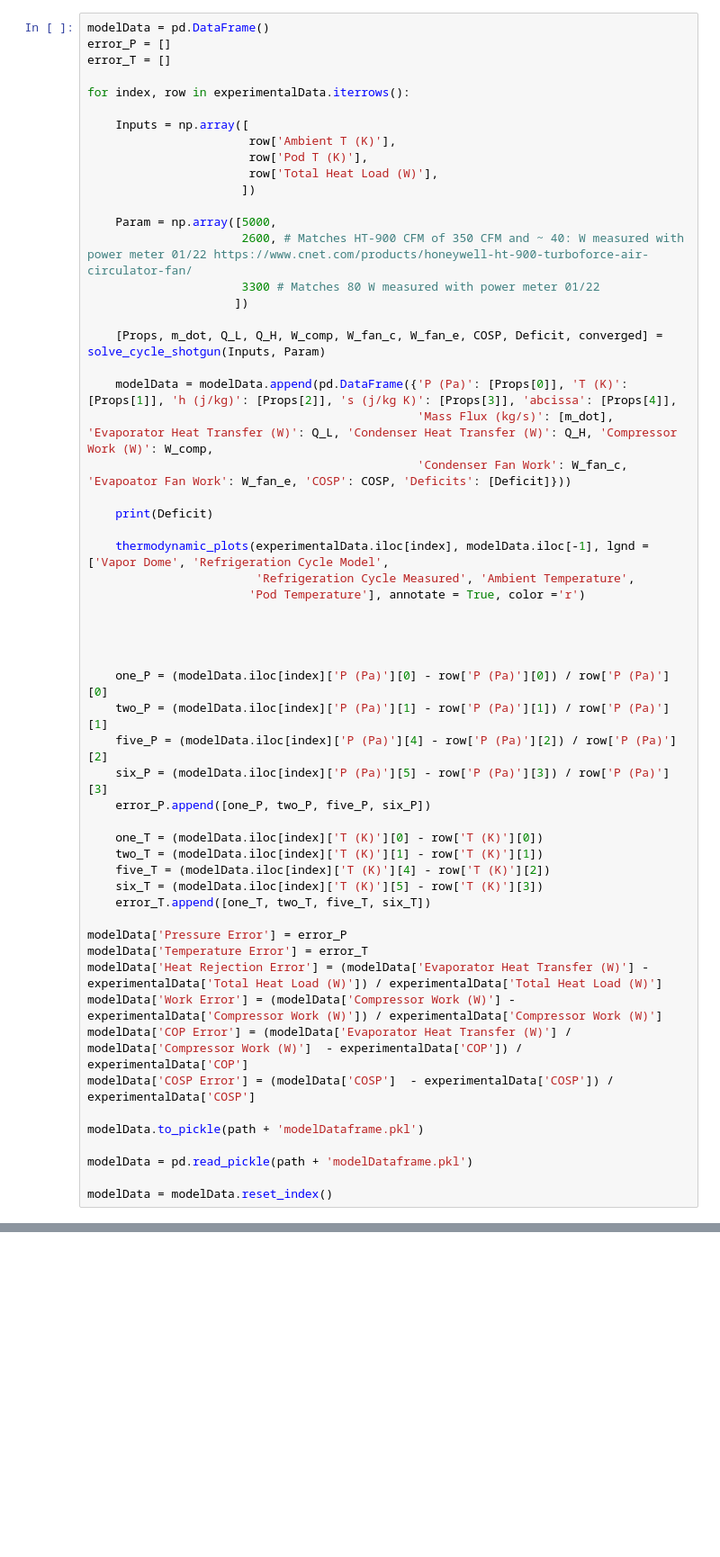
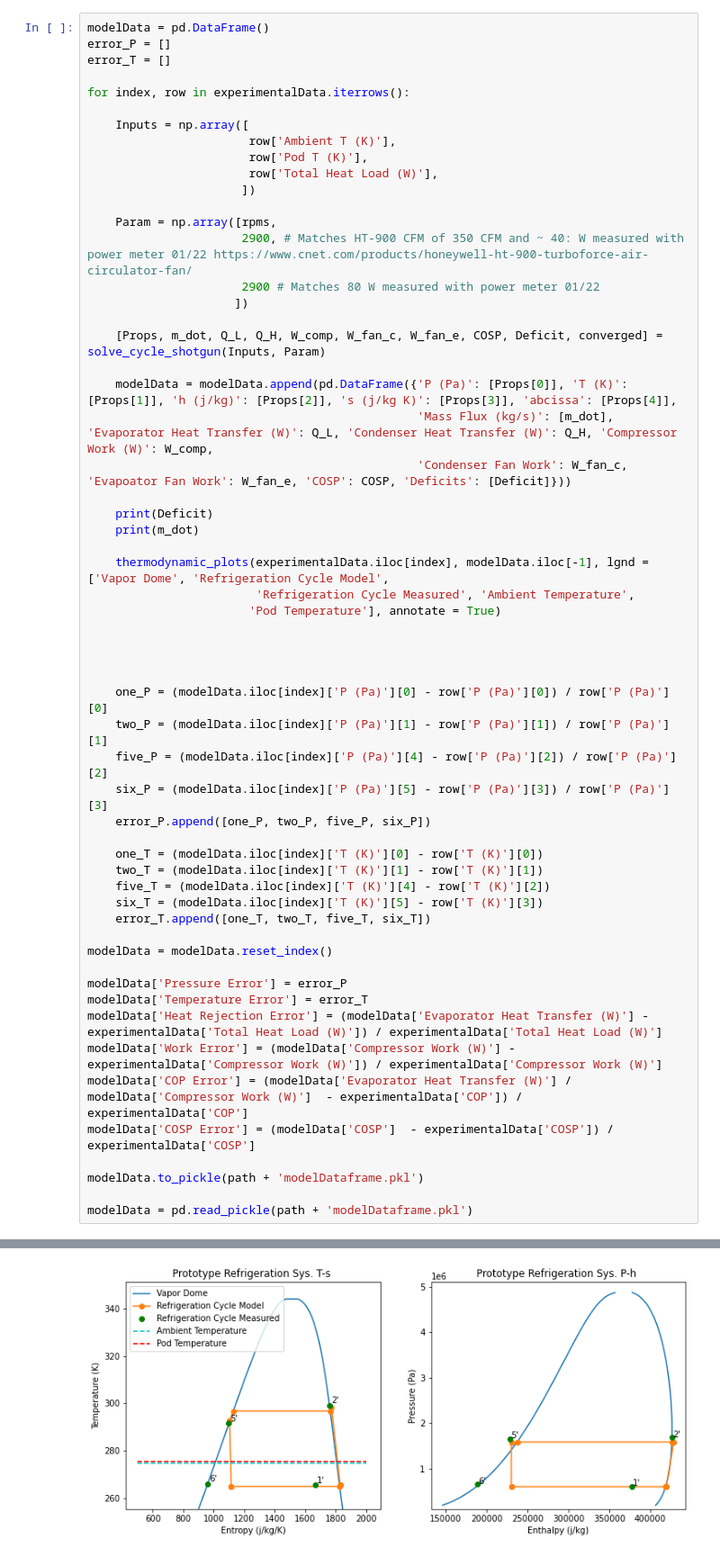
Before and after one commit to ChaseKlewicki/VCRC, a Jupyter notebook: Test.ipynb, the cells around one changed output, grey strips where cells are left out. Shown at 90% size. Saved outputs shown, nothing was run; the diff lists cells and outputs as text; blank space fills up the shorter version.

```diff
--- a/Test.ipynb
+++ b/Test.ipynb
@@ -1210,9 +1730,9 @@ for index, row in experimentalData.iterrows():
                        row['Total Heat Load (W)'],
                       ])
 
-    Param = np.array([5000,
-                      2600, # Matches HT-900 CFM of 350 CFM and ~ 40: W measured with power meter 01/22 https://www.cnet.com/products/honeywell-ht-900-turboforce-air-circulator-fan/
-                      3300 # Matches 80 W measured with power meter 01/22
+    Param = np.array([rpms,
+                      2900, # Matches HT-900 CFM of 350 CFM and ~ 40: W measured with power meter 01/22 https://www.cnet.com/products/honeywell-ht-900-turboforce-air-circulator-fan/
+                      2900 # Matches 80 W measured with power meter 01/22
                      ])
 
     [Props, m_dot, Q_L, Q_H, W_comp, W_fan_c, W_fan_e, COSP, Deficit, converged] = solve_cycle_shotgun(Inputs, Param)
@@ -1222,10 +1742,11 @@ for index, row in experimentalData.iterrows():
                                                'Condenser Fan Work': W_fan_c, 'Evapoator Fan Work': W_fan_e, 'COSP': COSP, 'Deficits': [Deficit]}))
 
     print(Deficit)
+    print(m_dot)
 
     thermodynamic_plots(experimentalData.iloc[index], modelData.iloc[-1], lgnd = ['Vapor Dome', 'Refrigeration Cycle Model',
                         'Refrigeration Cycle Measured', 'Ambient Temperature',
-                       'Pod Temperature'], annotate = True, color ='r')
+                       'Pod Temperature'], annotate = True)
 
 
 
@@ -1242,6 +1763,8 @@ for index, row in experimentalData.iterrows():
     six_T = (modelData.iloc[index]['T (K)'][5] - row['T (K)'][3])
     error_T.append([one_T, two_T, five_T, six_T])
 
+modelData = modelData.reset_index()
+
 modelData['Pressure Error'] = error_P
 modelData['Temperature Error'] = error_T
 modelData['Heat Rejection Error'] = (modelData['Evaporator Heat Transfer (W)'] - experimentalData['Total Heat Load (W)']) / experimentalData['Total Heat Load (W)']
@@ -1252,7 +1775,5 @@ modelData['COSP Error'] = (modelData['COSP']  - experimentalData['COSP']) / expe
 modelData.to_pickle(path + 'modelDataframe.pkl')
 
 modelData = pd.read_pickle(path + 'modelDataframe.pkl')
-
-modelData = modelData.reset_index()
 # %% [output]
 no exception when superheated phase takes up entire domain
@@ -1259,0 +1796 @@ initial Point: [2.66425722e+05 2.65254855e+05 5.00000000e-01]
+[figure, added]
```
Also changed, not shown: parts of 20 cells of this notebook, 4 other files.
